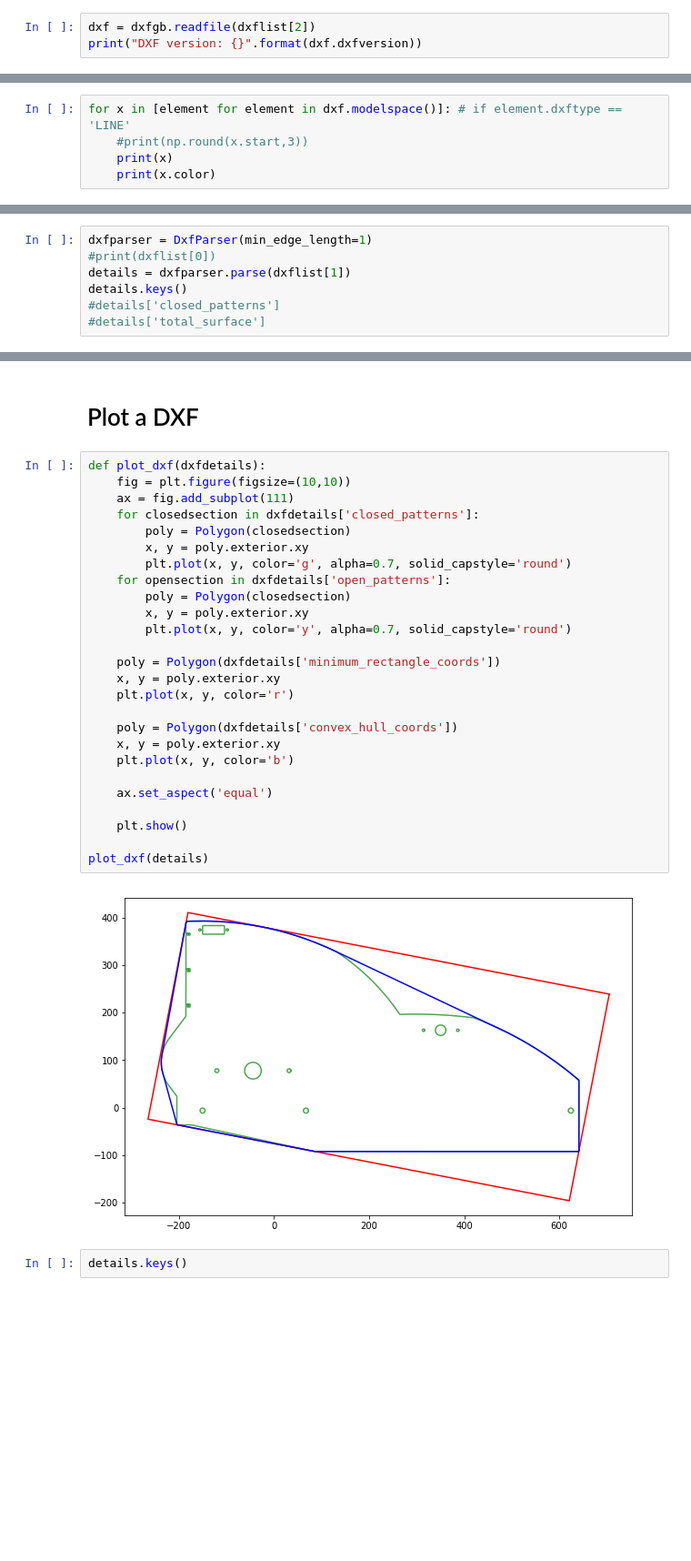
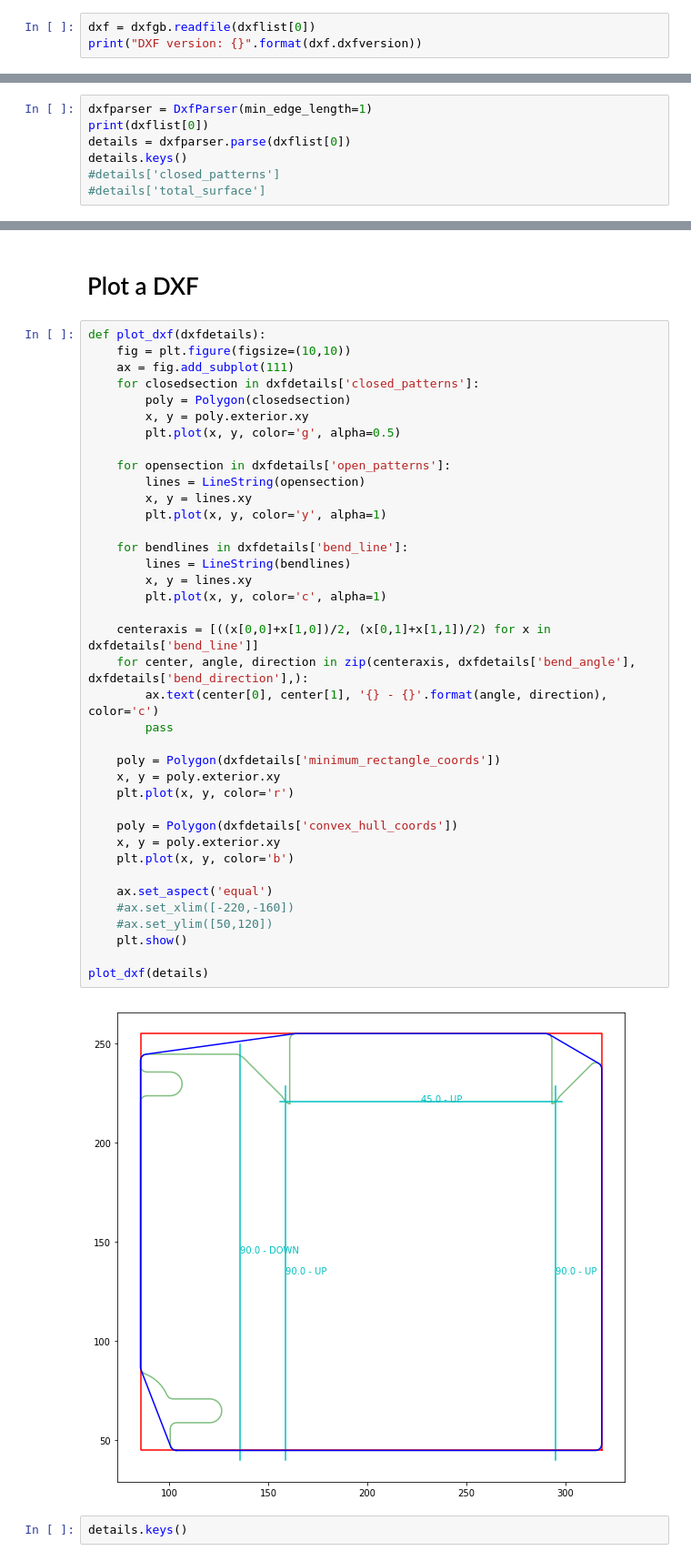
Before and after one commit to rudloffl/sheet-metal-cost-calculator, a Jupyter notebook: Notebooks/A1 - dxf parsing.ipynb, the cells around one changed output, grey strips where cells are left out. Shown: that part at 91% size. Drawn from its saved outputs; the diff is of its cells as text; blank space fills up the shorter version.

Commit message:
bend placement feature added

```diff
--- a/Notebooks/A1 - dxf parsing.ipynb
+++ b/Notebooks/A1 - dxf parsing.ipynb
@@ -34,5 +29,5 @@ dxflist
 # %%
-dxf = dxfgb.readfile(dxflist[2])
+dxf = dxfgb.readfile(dxflist[0])
 print("DXF version: {}".format(dxf.dxfversion))
 # %% [output]
 DXF version: AC1015
@@ -56,8 +51,3 @@ entity_count = len(dxf.entities) # list like collection of entities
 entity_count
 # %% [output]
 51
-# %%
-for x in [element for element in dxf.modelspace()]: # if element.dxftype == 'LINE'
-    #print(np.round(x.start,3))
-    print(x)
-    print(x.color)
@@ -313,7 +377,7 @@ class DxfParser():
 # %%
 dxfparser = DxfParser(min_edge_length=1)
-#print(dxflist[0])
-details = dxfparser.parse(dxflist[1])
+print(dxflist[0])
+details = dxfparser.parse(dxflist[0])
 details.keys()
 #details['closed_patterns']
 #details['total_surface']
@@ -332,31 +422,43 @@ details['cut_length']
 # %%
 def plot_dxf(dxfdetails):
     fig = plt.figure(figsize=(10,10))
     ax = fig.add_subplot(111)
     for closedsection in dxfdetails['closed_patterns']:
         poly = Polygon(closedsection)
         x, y = poly.exterior.xy
-        plt.plot(x, y, color='g', alpha=0.7, solid_capstyle='round')
+        plt.plot(x, y, color='g', alpha=0.5)
+
     for opensection in dxfdetails['open_patterns']:
-        poly = Polygon(closedsection)
-        x, y = poly.exterior.xy
-        plt.plot(x, y, color='y', alpha=0.7, solid_capstyle='round')
+        lines = LineString(opensection)
+        x, y = lines.xy
+        plt.plot(x, y, color='y', alpha=1)
+
+    for bendlines in dxfdetails['bend_line']:
+        lines = LineString(bendlines)
+        x, y = lines.xy
+        plt.plot(x, y, color='c', alpha=1)
+
+    centeraxis = [((x[0,0]+x[1,0])/2, (x[0,1]+x[1,1])/2) for x in dxfdetails['bend_line']]
+    for center, angle, direction in zip(centeraxis, dxfdetails['bend_angle'], dxfdetails['bend_direction'],):
+        ax.text(center[0], center[1], '{} - {}'.format(angle, direction), color='c')
+        pass
 
     poly = Polygon(dxfdetails['minimum_rectangle_coords'])
     x, y = poly.exterior.xy
     plt.plot(x, y, color='r')
 
     poly = Polygon(dxfdetails['convex_hull_coords'])
     x, y = poly.exterior.xy
     plt.plot(x, y, color='b')
 
     ax.set_aspect('equal')
-
+    #ax.set_xlim([-220,-160])
+    #ax.set_ylim([50,120])
     plt.show()
 
 plot_dxf(details)
 # %% [output]
-[figure, old version]
+[figure, new version]
 # %%
 details.keys()
 # %% [output]
```
Also changed, not shown: parts of 14 cells of this notebook.
